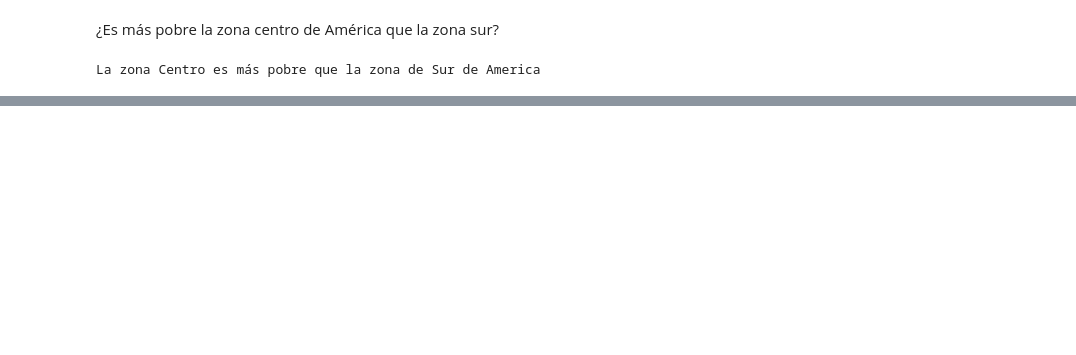
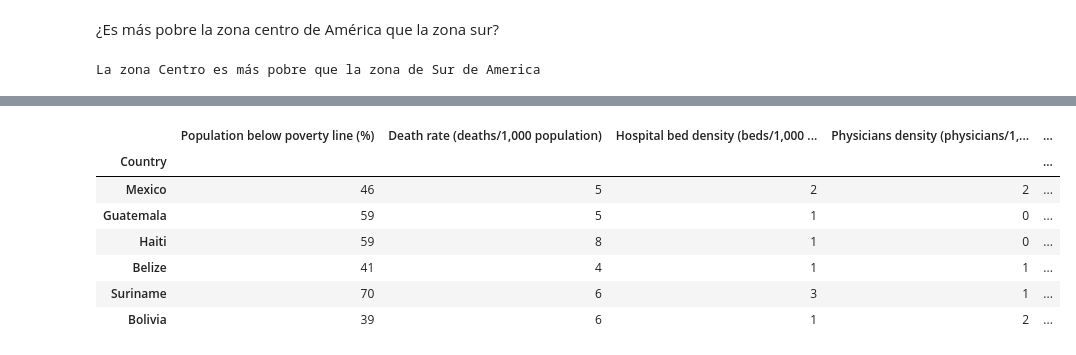
Before and after one commit to DCIDA2019/dcida2020ii-JJRamirezR, a Jupyter notebook: Sep11/EstDescriptiva.ipynb, the cells around one changed output, grey strips where cells are left out. Drawn from its saved outputs; the diff is of its cells as text; code cells hidden in the pictures; blank space fills up the shorter version.

```diff
--- a/Sep11/EstDescriptiva.ipynb
+++ b/Sep11/EstDescriptiva.ipynb
@@ -206,0 +225,12 @@ La zona Centro es más pobre que la zona de Sur de America
+# %%
+#Países pobres
+pb80
+# %% [output]
+|  | Population below poverty line (%) | Death rate (deaths/1,000 population) | Hospital bed density (beds/1,000 ... | Physicians density (physicians/1,... | ... |
+| Country |  |  |  |  | ... |
+| Mexico | 46 | 5 | 2 | 2 | ... |
+| Guatemala | 59 | 5 | 1 | 0 | ... |
+| Haiti | 59 | 8 | 1 | 0 | ... |
+| Belize | 41 | 4 | 1 | 1 | ... |
+| Suriname | 70 | 6 | 3 | 1 | ... |
+| Bolivia | 39 | 6 | 1 | 2 | ... |
```
Also changed, not shown: parts of 2 cells of this notebook.
